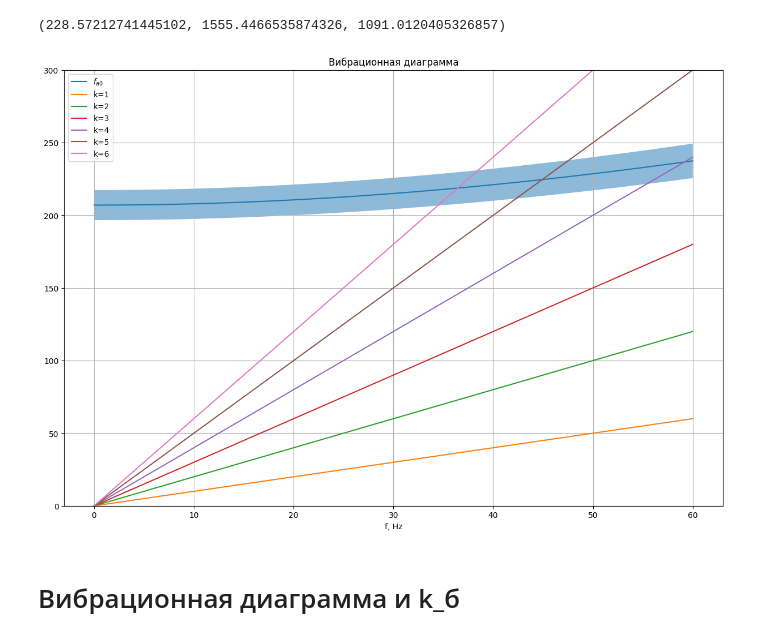
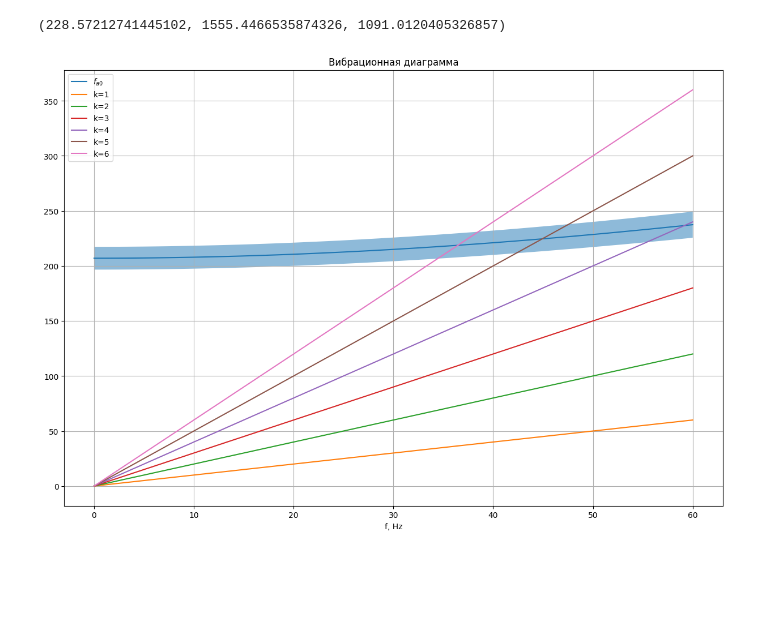
Before and after one commit to ShumilinDmA/turbines_autumn_2022, a Jupyter notebook: gas_turbines/lesson_7/Exercises.ipynb, the cells around one changed output. Saved outputs shown, nothing was run; the diff lists cells and outputs as text; code cells hidden in the pictures; blank space fills up the shorter version.

Commit message:
fix diagram

```diff
--- a/gas_turbines/lesson_7/Exercises.ipynb
+++ b/gas_turbines/lesson_7/Exercises.ipynb
@@ -651,8 +651,9 @@ static_frequency(1), static_frequency(2), static_frequency(3)
 # %% [markdown]
 Коэффициент жесткости бандажа
 # %%
-H = 0.5
+H = 0.12
+J_b = B * (delta ** 3) / 12
 
-k = (12 * (m - 1) * H * E * J * l * np.cos(np.deg2rad(beta)) ** 2) / (m * t * J * E)
+k = (12 * (m - 1) * H * E * J_b * l * np.sin(np.deg2rad(beta)) ** 2) / (m * t * J * E)
 k
 # %% [output]
@@ -697,21 +698,18 @@ def k_line(k, n=n_line):
 # %%
 fig, ax = plt.subplots(1,1,figsize=(15,10))
 ax.plot(n_line, to_dynamic_frequency(f_a0, n=n_line), label='$f_{a0}$')
 ax.fill_between(n_line, y1=min_line, y2=max_line, alpha=0.5)
 
 ax.plot(n_line, k_line(1), label=f'k={1}')
 ax.plot(n_line, k_line(2), label=f'k={2}')
 ax.plot(n_line, k_line(3), label=f'k={3}')
 ax.plot(n_line, k_line(4), label=f'k={4}')
 ax.plot(n_line, k_line(5), label=f'k={5}')
 ax.plot(n_line, k_line(6), label=f'k={6}')
 ax.set_xlabel("n, rps")
 ax.set_xlabel("f, Hz")
-ax.set_ylim(0, 300)
 ax.grid()
 ax.legend()
 ax.set_title("Вибрационная диаграмма");
 # %% [output]
-[figure, old version]
+[figure, new version]
-# %% [markdown]
-# Вибрационная диаграмма и k_б
```
Also changed, not shown: parts of 1 cell of this notebook.
